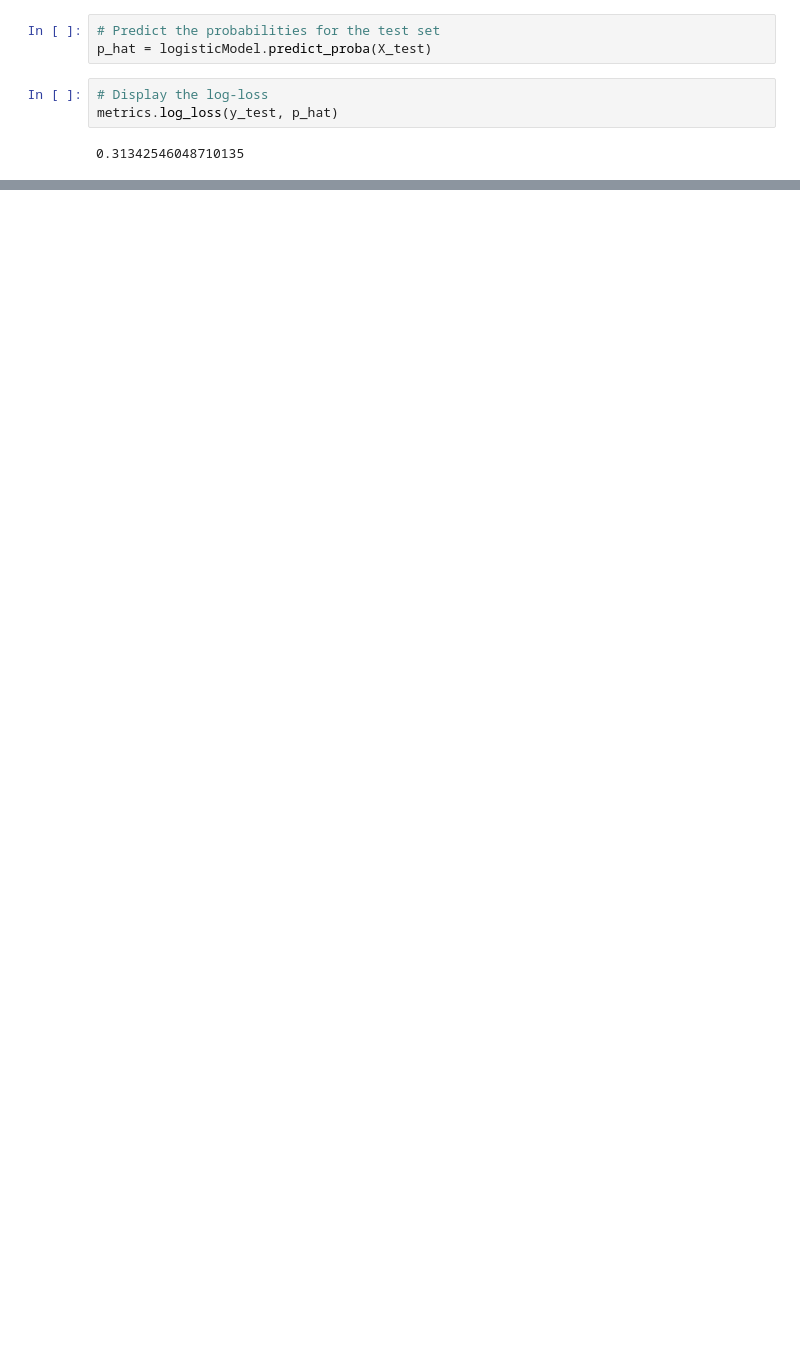
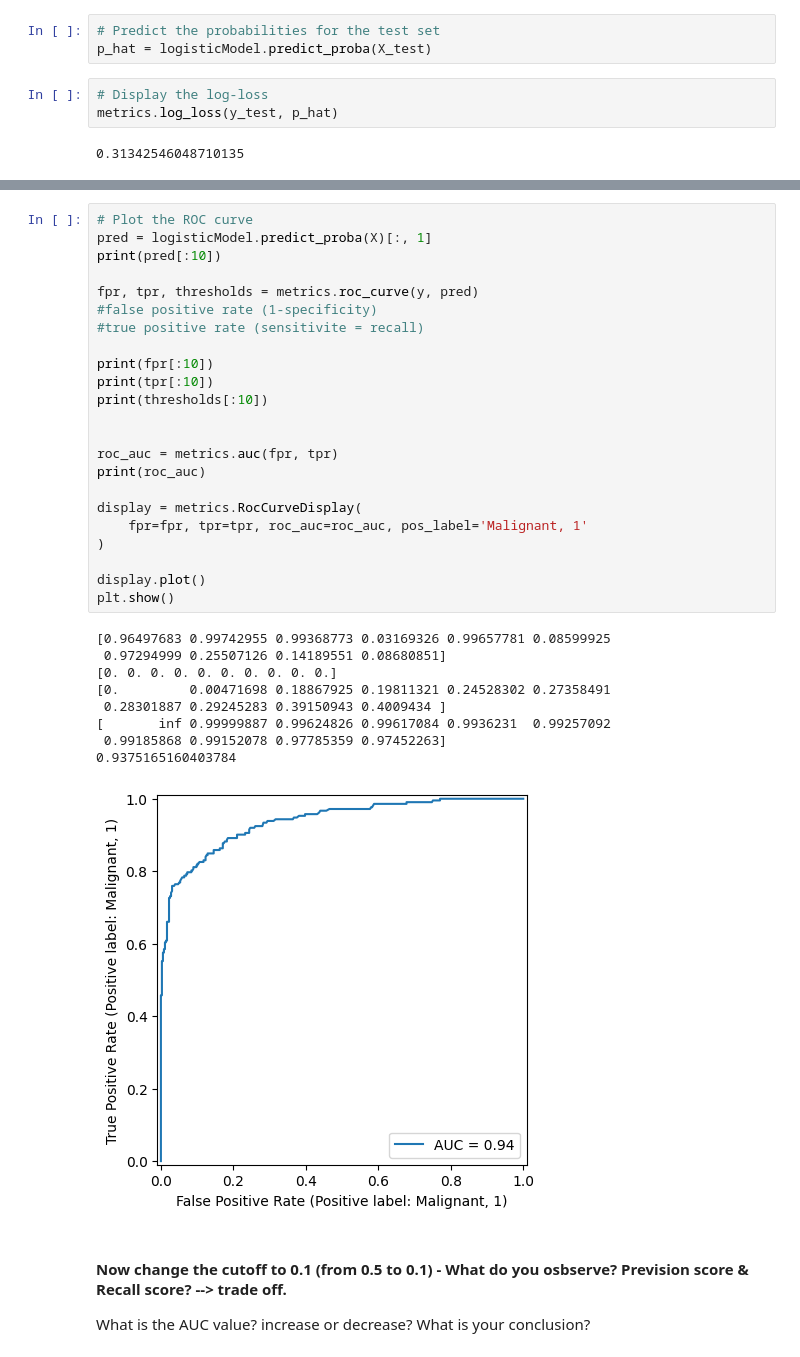
Before and after one commit to clearmindlearn/4510-Fall-2025, a Jupyter notebook: Final-Exam-4510/Final-Exam-4510.ipynb, the cells around one changed output, grey strips where cells are left out. Cells and saved outputs as stored; diff of their text form; blank space fills up the shorter version.

```diff
--- a/Final-Exam-4510/Final-Exam-4510.ipynb
+++ b/Final-Exam-4510/Final-Exam-4510.ipynb
@@ -532,0 +555,37 @@ metrics.log_loss(y_test, p_hat)
+# %%
+# Plot the ROC curve
+pred = logisticModel.predict_proba(X)[:, 1]
+print(pred[:10])
+
+fpr, tpr, thresholds = metrics.roc_curve(y, pred)
+#false positive rate (1-specificity)
+#true positive rate (sensitivite = recall)
+
+print(fpr[:10])
+print(tpr[:10])
+print(thresholds[:10])
+
+
+roc_auc = metrics.auc(fpr, tpr)
+print(roc_auc)
+
+display = metrics.RocCurveDisplay(
+    fpr=fpr, tpr=tpr, roc_auc=roc_auc, pos_label='Malignant, 1'
+)
+
+display.plot()
+plt.show()
+# %% [output]
+[0.96497683 0.99742955 0.99368773 0.03169326 0.99657781 0.08599925
+ 0.97294999 0.25507126 0.14189551 0.08680851]
+[0. 0. 0. 0. 0. 0. 0. 0. 0. 0.]
+[0.         0.00471698 0.18867925 0.19811321 0.24528302 0.27358491
+ 0.28301887 0.29245283 0.39150943 0.4009434 ]
+[       inf 0.99999887 0.99624826 0.99617084 0.9936231  0.99257092
+ 0.99185868 0.99152078 0.97785359 0.97452263]
+0.9375165160403784
+[figure, added]
+# %% [markdown]
+#### Now change the cutoff to 0.1 (from 0.5 to 0.1) - What do you osbserve? Prevision score & Recall score? --> trade off.
+
+What is the AUC value? increase or decrease? What is your conclusion?
```
Also changed, not shown: parts of 71 cells of this notebook, 3 other files.
